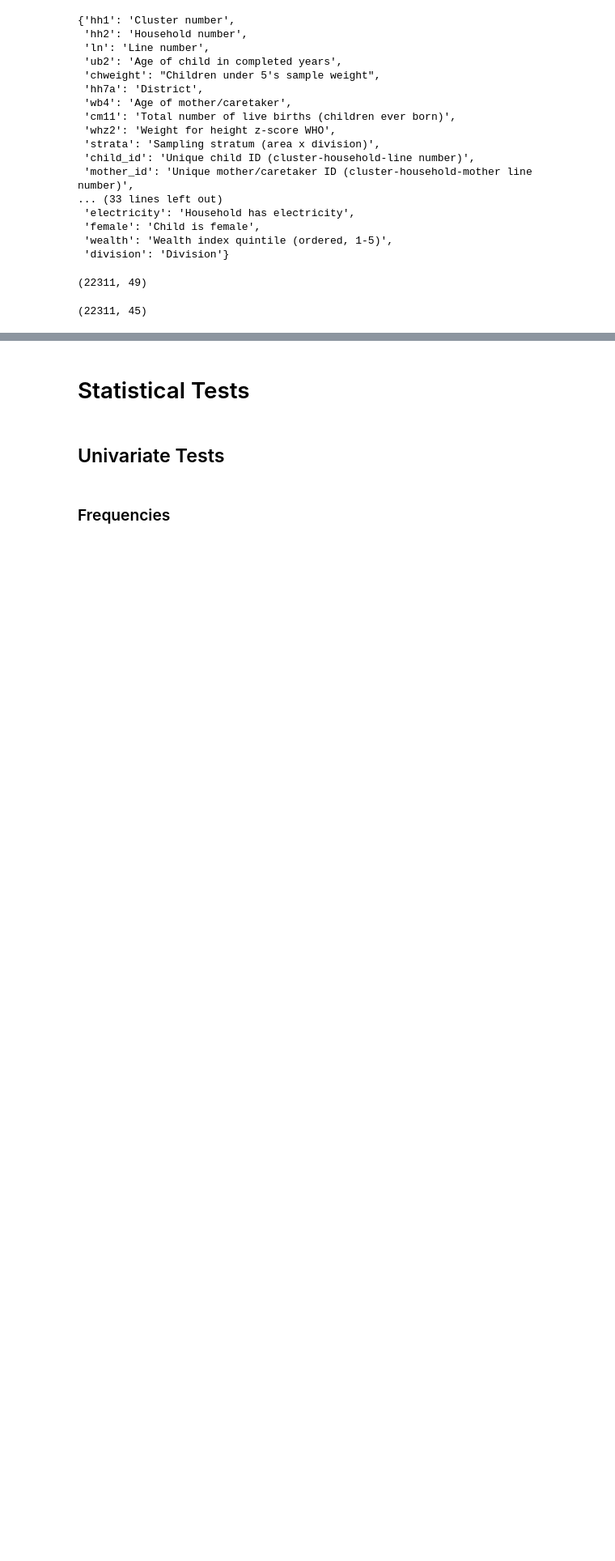
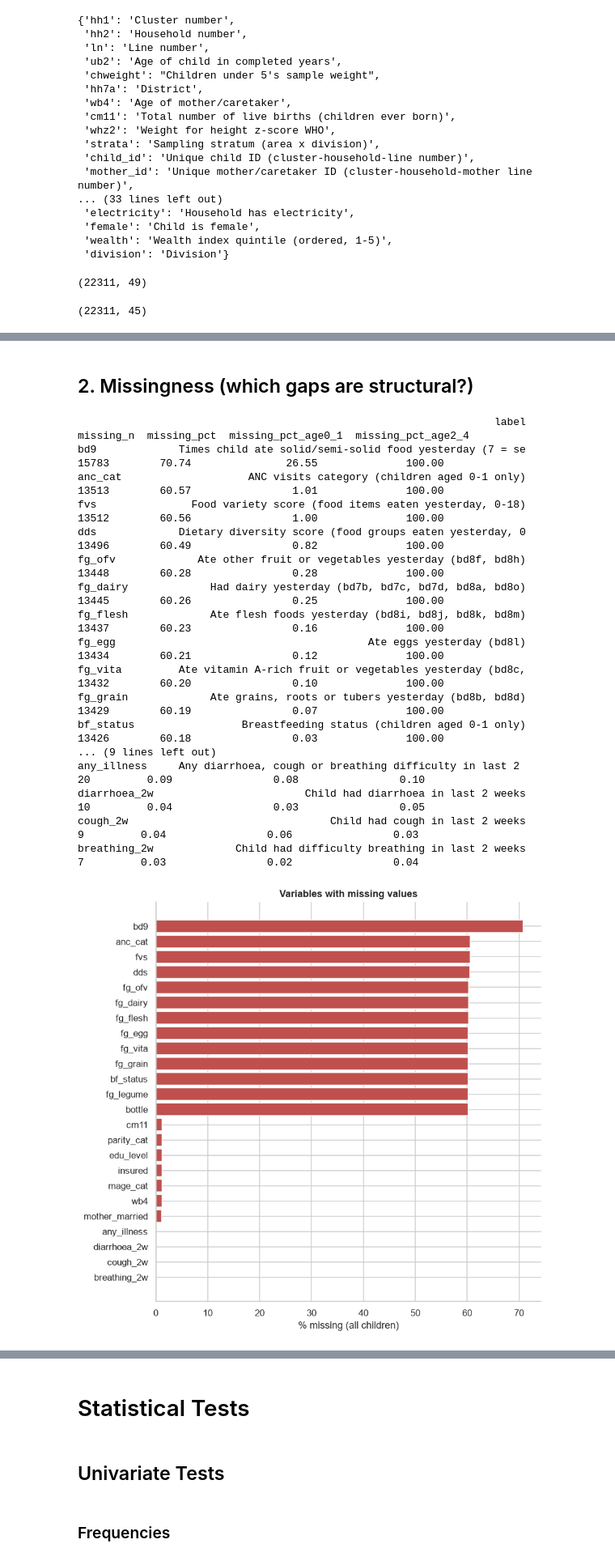
Before and after one commit to MJwd-Hasan/wasting_mics, a Jupyter notebook: eda.ipynb, the cells around one changed output, grey strips where cells are left out. Shown at 81% size. Cells and saved outputs as stored; diff of their text form; code cells hidden in the pictures; blank space fills up the shorter version.

Commit message:
Add infant models, extended EDA, docs

```diff
--- a/eda.ipynb
+++ b/eda.ipynb
@@ -125,0 +134,28 @@ df_clean.shape
+# %%
+# Plotting setup and a helper that returns design-based weighted prevalence (%) with 95% CI per group.
+import matplotlib.pyplot as plt
+import seaborn as sns
+sns.set_theme(style="whitegrid", context="notebook")
+plt.rcParams.update({"figure.dpi": 110, "axes.titleweight": "bold", "axes.spines.top": False, "axes.spines.right": False})
+
+def prev_by(df, col, y="severe_wasting"):
+    """Weighted prevalence (%) of `y` by levels of `col`, Taylor-linearized logit 95% CI, plus unweighted n and cases."""
+    sub = df[[y, "chweight", "strata", "hh1", col]].dropna()
+    est, _ = svy_prop_stata_centered(sub, y, "chweight", "strata", "hh1", col)
+    est = est.copy()
+    est["n"] = sub.groupby(col).size()
+    est["cases"] = sub.groupby(col)[y].sum()
+    return est
+
+# Human-readable value labels from the Stata file.
+_r = StataReader("MICS-child-ISRC.dta"); _r.read(); _vl = _r.value_labels()
+_map = {"female": "sexlab", "urban": "arealab", "division": "division", "wealth": "wealthlab", "edu_level": "edulab",
+        "parity_cat": "paritylab", "mage_cat": "magelab", "bf_status": "bflab", "anc_cat": "anccat", "fuel_cat": "fuelcat",
+        "water_cat": "watercat", "toilet_cat": "toiletcat", "mother_married": "marlab"}
+def lab(var, val):
+    key = _map.get(var, "yn" if var in ("diarrhoea_2w", "cough_2w", "breathing_2w", "any_illness", "electricity", "insured") else None)
+    try:
+        return _vl[key][int(val)] if key else str(val)
+    except Exception:
+        return str(val)
+print("Rows:", len(df_clean), "| PSUs:", df_clean.hh1.nunique(), "| strata:", df_clean.strata.nunique(), "| districts:", df_clean.hh7a.nunique())
@@ -125,0 +164,37 @@ df_clean.shape
+# %% [markdown]
+## 2. Missingness (which gaps are structural?)
+# %%
+# Missingness overall and within each age group: infant-only variables are empty by design for ages 2-4.
+cols = [c for c in df_clean.columns if c not in ("hh1", "hh2", "ln", "child_id", "mother_id", "hh_id", "chweight", "strata")]
+m = pd.DataFrame({
+    "label": [str(variable_labels.get(c, ""))[:55] for c in cols],
+    "missing_n": df_clean[cols].isna().sum().values,
+    "missing_pct": (df_clean[cols].isna().mean() * 100).round(2).values,
+    "missing_pct_age0_1": (df_clean.loc[df_clean.young == 1, cols].isna().mean() * 100).round(2).values,
+    "missing_pct_age2_4": (df_clean.loc[df_clean.young == 0, cols].isna().mean() * 100).round(2).values,
+}, index=cols)
+m = m[m.missing_n > 0].sort_values("missing_pct", ascending=False)
+print(m.to_string())
+fig, ax = plt.subplots(figsize=(8, 0.28 * len(m) + 1))
+ax.barh(m.index[::-1], m.missing_pct[::-1], color="#c0504d")
+ax.set_xlabel("% missing (all children)"); ax.set_title("Variables with missing values")
+plt.tight_layout(); plt.show()
+# %% [output]
+                                                                  label  missing_n  missing_pct  missing_pct_age0_1  missing_pct_age2_4
+bd9             Times child ate solid/semi-solid food yesterday (7 = se      15783        70.74               26.55              100.00
+anc_cat                    ANC visits category (children aged 0-1 only)      13513        60.57                1.01              100.00
+fvs               Food variety score (food items eaten yesterday, 0-18)      13512        60.56                1.00              100.00
+dds             Dietary diversity score (food groups eaten yesterday, 0      13496        60.49                0.82              100.00
+fg_ofv             Ate other fruit or vegetables yesterday (bd8f, bd8h)      13448        60.28                0.28              100.00
+fg_dairy             Had dairy yesterday (bd7b, bd7c, bd7d, bd8a, bd8o)      13445        60.26                0.25              100.00
+fg_flesh             Ate flesh foods yesterday (bd8i, bd8j, bd8k, bd8m)      13437        60.23                0.16              100.00
+fg_egg                                        Ate eggs yesterday (bd8l)      13434        60.21                0.12              100.00
+fg_vita         Ate vitamin A-rich fruit or vegetables yesterday (bd8c,      13432        60.20                0.10              100.00
+fg_grain             Ate grains, roots or tubers yesterday (bd8b, bd8d)      13429        60.19                0.07              100.00
+bf_status                 Breastfeeding status (children aged 0-1 only)      13426        60.18                0.03              100.00
+... (9 lines left out)
+any_illness     Any diarrhoea, cough or breathing difficulty in last 2          20         0.09                0.08                0.10
+diarrhoea_2w                        Child had diarrhoea in last 2 weeks         10         0.04                0.03                0.05
+cough_2w                                Child had cough in last 2 weeks          9         0.04                0.06                0.03
+breathing_2w             Child had difficulty breathing in last 2 weeks          7         0.03                0.02                0.04
+[figure, added]
```
Also changed, not shown: parts of 26 cells of this notebook, 15 other files.
